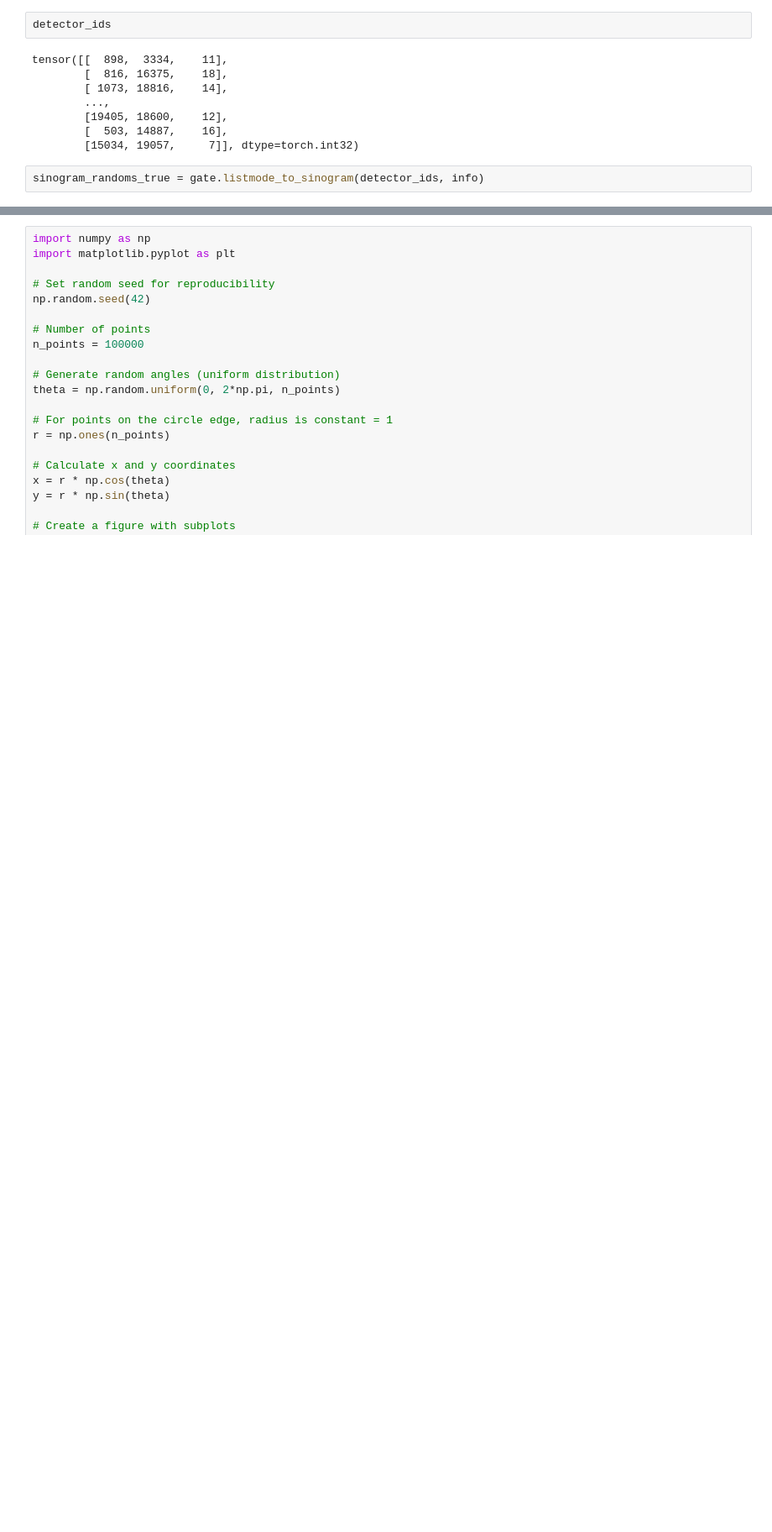
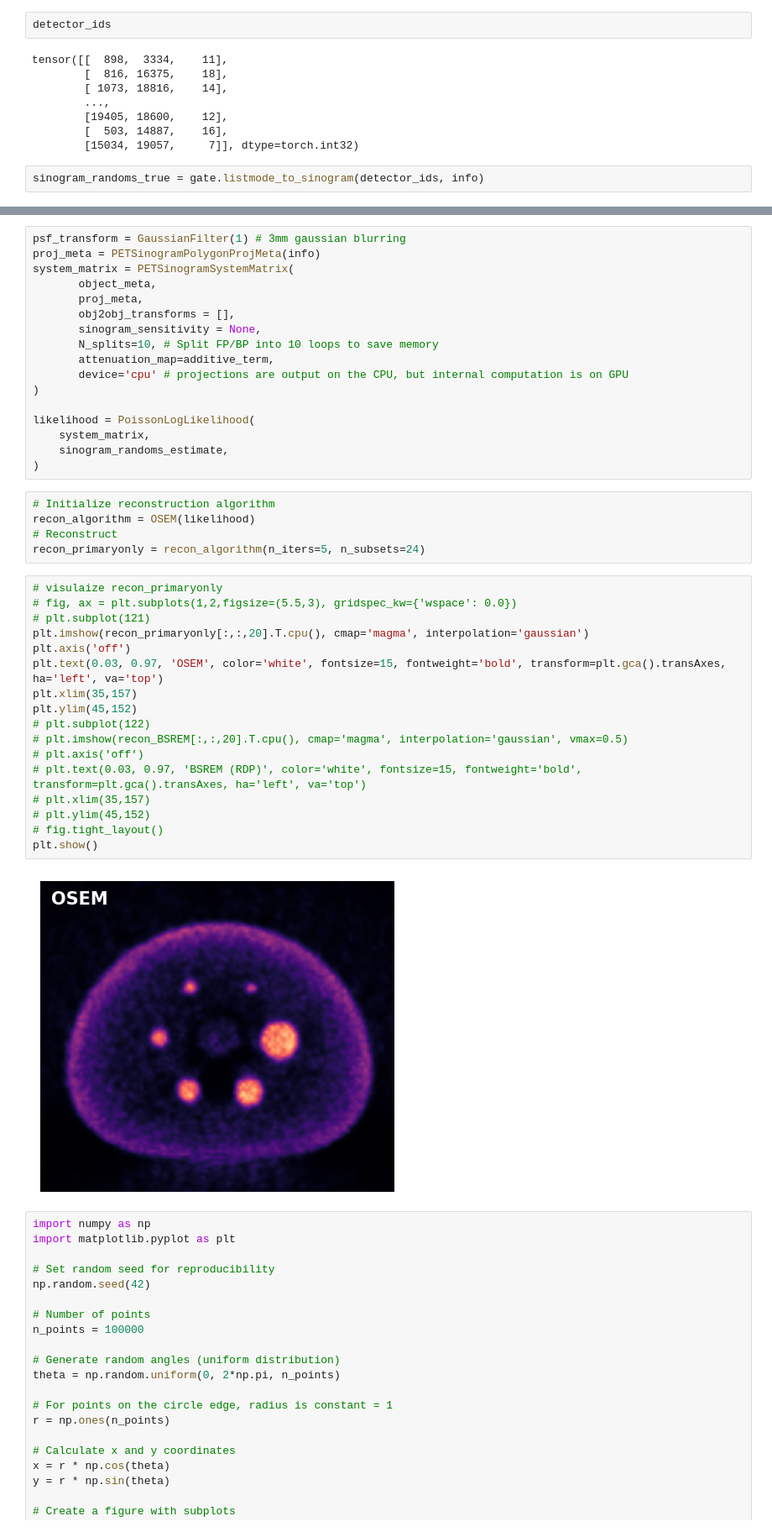
Before and after one commit to Yeqi-Fang/gratuate-thesis, a Jupyter notebook: Pytomography_example.ipynb, the cells around one changed output, grey strips where cells are left out. Shown at 84% size. Drawn from its saved outputs; the diff is of its cells as text; blank space fills up the shorter version.

```diff
--- a/Pytomography_example.ipynb
+++ b/Pytomography_example.ipynb
@@ -175,3 +184,44 @@ plt.show()
+# %%
+psf_transform = GaussianFilter(1) # 3mm gaussian blurring
+proj_meta = PETSinogramPolygonProjMeta(info)
+system_matrix = PETSinogramSystemMatrix(
+       object_meta,
+       proj_meta,
+       obj2obj_transforms = [],
+       sinogram_sensitivity = None,
+       N_splits=10, # Split FP/BP into 10 loops to save memory
+       attenuation_map=additive_term,
+       device='cpu' # projections are output on the CPU, but internal computation is on GPU
+)
+
+likelihood = PoissonLogLikelihood(
+    system_matrix,
+    sinogram_randoms_estimate,
+)
+# %%
+# Initialize reconstruction algorithm
+recon_algorithm = OSEM(likelihood)
+# Reconstruct
+recon_primaryonly = recon_algorithm(n_iters=5, n_subsets=24)
+# %%
+# visulaize recon_primaryonly
+# fig, ax = plt.subplots(1,2,figsize=(5.5,3), gridspec_kw={'wspace': 0.0})
+# plt.subplot(121)
+plt.imshow(recon_primaryonly[:,:,20].T.cpu(), cmap='magma', interpolation='gaussian')
+plt.axis('off')
+plt.text(0.03, 0.97, 'OSEM', color='white', fontsize=15, fontweight='bold', transform=plt.gca().transAxes, ha='left', va='top')
+plt.xlim(35,157)
+plt.ylim(45,152)
+# plt.subplot(122)
+# plt.imshow(recon_BSREM[:,:,20].T.cpu(), cmap='magma', interpolation='gaussian', vmax=0.5)
+# plt.axis('off')
+# plt.text(0.03, 0.97, 'BSREM (RDP)', color='white', fontsize=15, fontweight='bold', transform=plt.gca().transAxes, ha='left', va='top')
+# plt.xlim(35,157)
+# plt.ylim(45,152)
+# fig.tight_layout()
+plt.show()
+# %% [output]
+[figure, added]
 # %%
 import numpy as np
 import matplotlib.pyplot as plt
```
Also changed, not shown: parts of 11 cells of this notebook, 2 other files.
